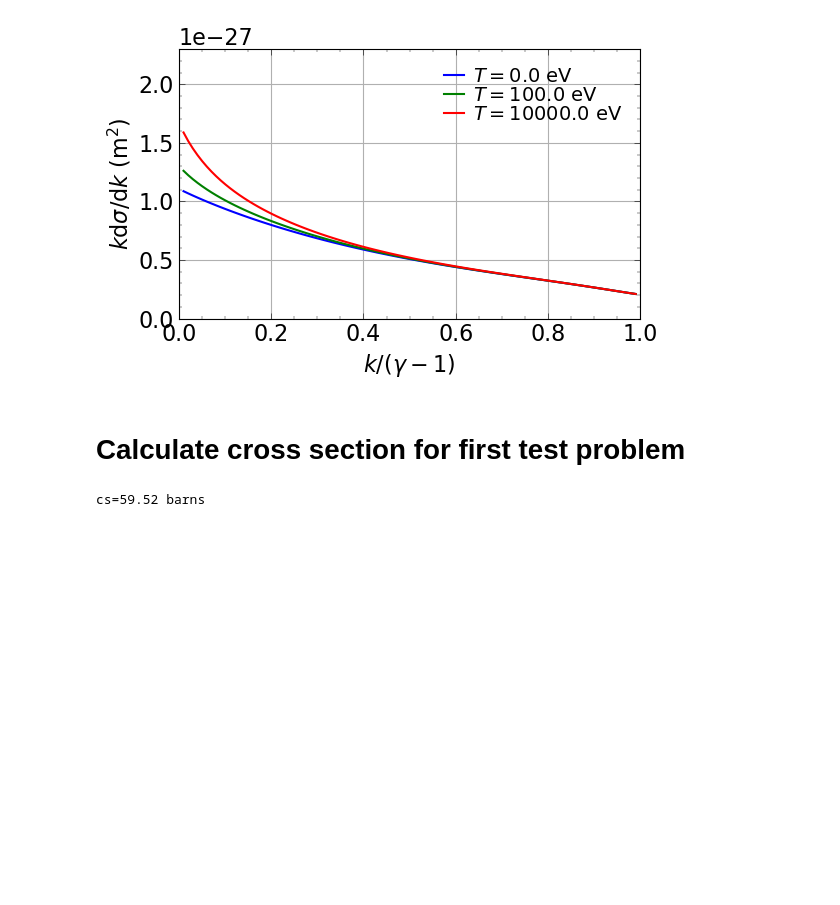
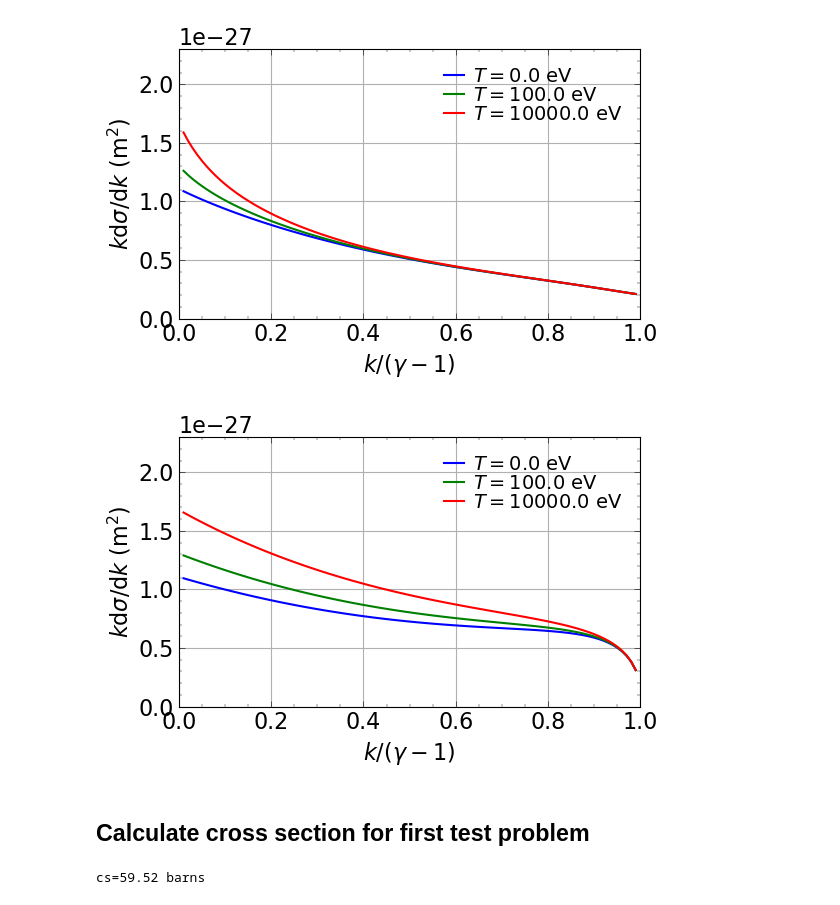
Before and after one commit to mikejlavell/plot_cross_sections, a Jupyter notebook: notebooks/bremsstrahlung_cross_sections.ipynb, the cells around one changed output. Cells and saved outputs as stored; diff of their text form; code cells hidden in the pictures; blank space fills up the shorter version.

Commit message:
Update notebook to include cross sections from Lobets thesis

```diff
--- a/notebooks/bremsstrahlung_cross_sections.ipynb
+++ b/notebooks/bremsstrahlung_cross_sections.ipynb
@@ -266,7 +362,7 @@ for i in range(len(T)):
     if i==0: Zstar = 0
     else:    Zstar = ThomasFermi_Zeff(T[i], rho, Z, A)
 
-    dsdk_tfd = np.array([ dif_cs_tfd_nr2(k, Z, Zstar, T[i], ni, gamma) for k in ks ])
+    dsdk_tfd = np.array([ dif_cs_tfd_nr(k, Z, Zstar, T[i], ni, gamma) for k in ks ])
     kdsdk[:,i] = ks * dsdk_tfd
 
 fig,ax = plt.subplots(1, 1, figsize=(6,4))
@@ -420,8 +452,50 @@ plt.tight_layout()
 plt.show()
 # %% [output]
 [figure]
+# %%
+# Reproduce Figure 7
+
+E = 100.0e6 # eV
+gamma = 1.0 + (E * constants.e) / me_c2
+gm1 = gamma - 1.0
+
+nk = 100
+ks = np.linspace(0.0, gm1, nk)
+ks_over_gm1 = ks / gm1
+
+T = [0.0, 100.0, 10.0e3] #eV
+colors = ['b','g','r']
+
+kdsdk = np.zeros([nk,len(T)])
+
+for i in range(len(T)):
+
+    # For T = 0, set Zstar = 0 instead of getting it from TF model in order to match paper
+    if i==0: Zstar = 0
+    else:    Zstar = ThomasFermi_Zeff(T[i], rho, Z, A)
+    # Zstar = ThomasFermi_Zeff(T[i], rho, Z, A)
+
+    dsdk_tfd = np.array([ dif_cs_tfd_ur(k, Z, Zstar, T[i], ni, gamma) for k in ks ])
+    kdsdk[:,i] = ks * dsdk_tfd
+
+fig,ax = plt.subplots(1, 1, figsize=(6,4))
+ax.set_xlabel(r'$k/(\gamma-1)$')
+ax.set_ylabel(r'$k\mathrm{d}\sigma/\mathrm{d}k$ (m$^2$)')
+ax.set_xlim([0.0, 1.0])
+ax.set_ylim([0.0, 2.3e-27])
+ax.grid()
+
+for i in range(len(T)):
+    ax.plot(ks_over_gm1[1:-1], kdsdk[1:-1,i], '-', c=colors[i], label=r'$T=$'+f'{T[i]} eV')
+
+ax.legend()
+plt.tight_layout()
+# plt.savefig('cs_bremss_tfd_Z29_5MeV.png')
+plt.show()
+# %% [output]
+[figure, added]
 # %% [markdown]
-# Calculate cross section for first test problem
+## Calculate cross section for first test problem
 # %%
 # Create table to be used in simulating 40 MeV electrons incident on copper
 
```
Also changed, not shown: parts of 26 cells of this notebook.
